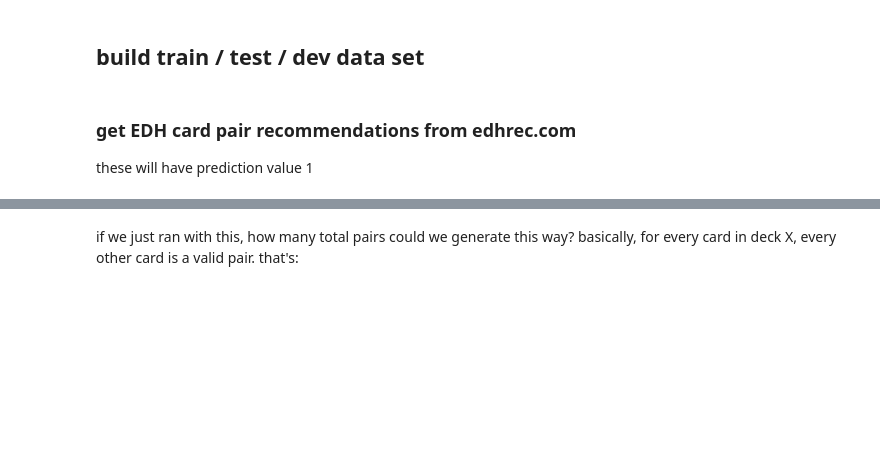
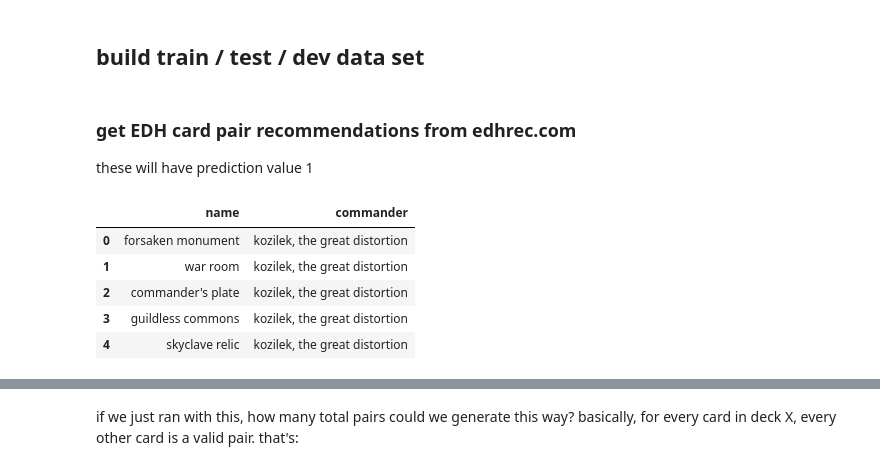
Before and after one commit to RZachLamberty/mtg-research, a Jupyter notebook: bert-edh-pair-prediction/edh-pair-prediction.ipynb, the cells around one changed output, grey strips where cells are left out. Saved outputs shown, nothing was run; the diff lists cells and outputs as text; code cells hidden in the pictures; blank space fills up the shorter version.

```diff
--- a/bert-edh-pair-prediction/edh-pair-prediction.ipynb
+++ b/bert-edh-pair-prediction/edh-pair-prediction.ipynb
@@ -74,12 +80,21 @@ these will have prediction value 1
 # %%
 if IS_LOCAL_LAPTOP:
     import mtg.cards
     import mtg.extract.edhrec
 
     edhrec_cards = (mtg.extract.edhrec.get_commanders_and_cards()
                     [['name', 'commander']])
+    edhrec_cards.name = edhrec_cards.name.str.lower()
+    edhrec_cards.commander = edhrec_cards.commander.str.lower()
 
 edhrec_cards.head() if IS_LOCAL_LAPTOP else None
+# %% [output]
+|  | name | commander |
+| 0 | forsaken monument | kozilek, the great distortion |
+| 1 | war room | kozilek, the great distortion |
+| 2 | commander's plate | kozilek, the great distortion |
+| 3 | guildless commons | kozilek, the great distortion |
+| 4 | skyclave relic | kozilek, the great distortion |
 # %%
 if IS_LOCAL_LAPTOP:
     # most common cards
```
Also changed, not shown: parts of 10 cells of this notebook, 2 other files.
